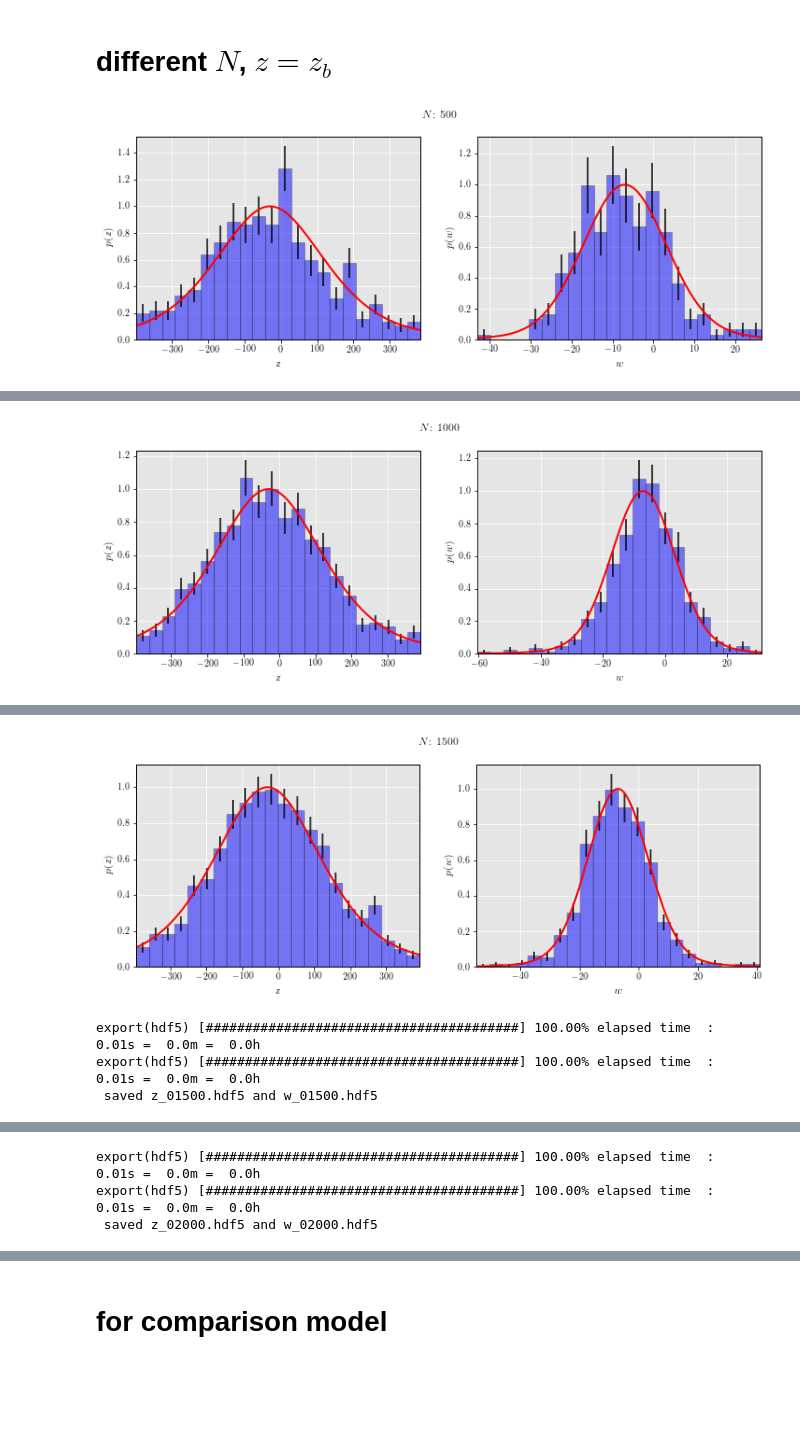
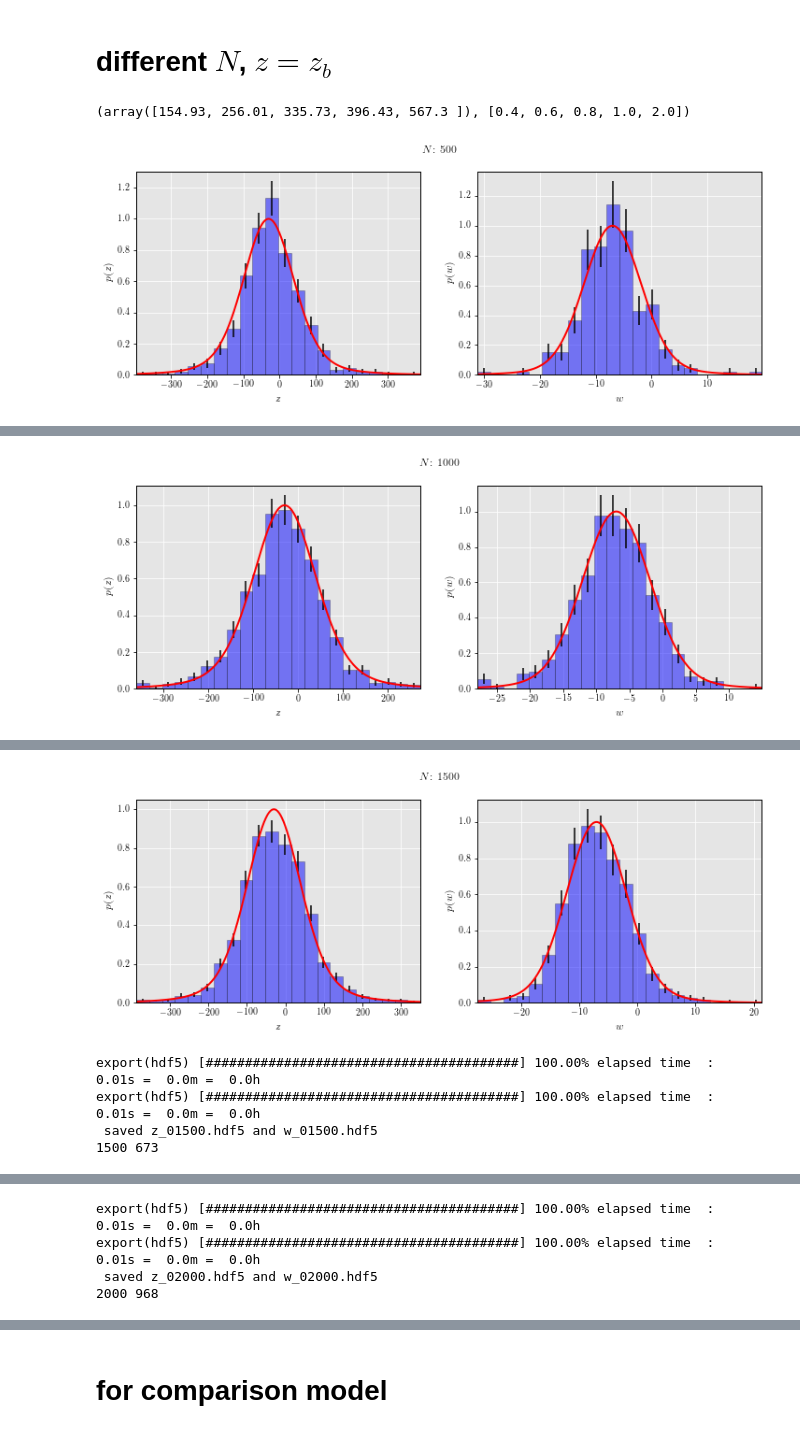
Before and after one commit to Alisyaifudin/Thesis-Project, a Jupyter notebook: 6_mcmc/1_mock/6.1.2 density.ipynb, the cells around one changed output, grey strips where cells are left out. Saved outputs shown, nothing was run; the diff lists cells and outputs as text; code cells hidden in the pictures; blank space fills up the shorter version.

```diff
--- a/6_mcmc/1_mock/6.1.2 density.ipynb
+++ b/6_mcmc/1_mock/6.1.2 density.ipynb
@@ -233,7 +229,7 @@ z_mid = (z_edge[:-1] + z_edge[1:])/2
 z_num, _ = np.histogram(z_sample, bins=z_edge)
 ztot = simps(z_num, z_mid)
 zs = np.linspace(z_edge.min(), z_edge.max(), 1000)
-fz = Model.DM.fz(zs, theta, dz)
+fz = Model.DM.fz(zs, theta, psi, dz)
 fz = fz * ztot / simps(fz, zs)
 
 w_edge = np.linspace(-30, 20, 100)
@@ -242,7 +238,7 @@ w_mid = (w_edge[:-1] + w_edge[1:])/2
 w_num, _ = np.histogram(w_sample, bins=w_edge)
 wtot = simps(w_num, w_mid)
 ws = np.linspace(w_edge.min(), w_edge.max(), 1000)
-fw = Model.DM.fw(ws, theta)
+fw = Model.DM.fw(ws, theta, psi)
 fw = fw * wtot / simps(fw, ws)
 
 fig, axes = plt.subplots(1, 2, figsize=(12, 4))
@@ -293,17 +304,18 @@ generate...
 import vaex
 
 Nz = 5000
-Nw = 1000
 burn = 1000
 z = chain[burn:, :, 0].flatten()
 w = chain[burn:, :, 1].flatten()
 for i, zbi in enumerate(zb):
     mask = np.abs(z) < zbi
     z_sample = z[mask]
+    w_sample = w[mask]
     index = np.random.randint(0, len(z_sample), Nz)
     z_sample = z_sample[index]
+    w_sample = w_sample[index]
 
-    znum, zedge = np.histogram(z_sample, bins=22)
+    znum, zedge = np.histogram(z_sample, bins=24)
     dz = zedge[1]-zedge[0]
     zmid = (zedge[:-1]+zedge[1:])/2
     mask = znum > 0
@@ -315,7 +327,7 @@ for i, zbi in enumerate(zb):
     z_tot = znum.sum()*dz
     zdata = (zmid, znum, zerr)
     zs = np.linspace(zedge.min()*1.1, zedge.max()*1.1, 1000)
-    fz = Model.DM.fz(zs, theta, zs[1]-zs[0])
+    fz = Model.DM.fz(zs, theta, psi, zs[1]-zs[0])
     area = simps(fz, zs)
     fz = fz/(area)*z_tot
     max = fz.max()
@@ -323,11 +335,9 @@ for i, zbi in enumerate(zb):
     znum, zerr = znum/max, zerr/max
 
     zbound = 50
-    mask = np.abs(z) < zbound
-    w_sample = w[mask]
-    index = np.random.randint(0, len(w_sample), Nw)
-    w_sample = w_sample[index]
-    wnum, wedge = np.histogram(w_sample, bins=22)
+    mask = np.abs(z_sample+zsun) < zbound
+    w_sample = w_sample[mask]
+    wnum, wedge = np.histogram(w_sample, bins=24)
     dw = wedge[1]-wedge[0]
     wmid = (wedge[:-1]+wedge[1:])/2
     mask = wnum > 0
@@ -336,7 +346,7 @@ for i, zbi in enumerate(zb):
     werr = np.sqrt(wnum)
     w_tot = wnum.sum()*dw
     ws = np.linspace(wedge.min(), wedge.max(), 1000)
-    fw = Model.DM.fw(ws, theta)
+    fw = Model.DM.fw(ws, theta, psi)
     area = simps(fw, ws)
     fw = fw/area*w_tot
     max = fw.max()
@@ -357,14 +367,14 @@ for i, zbi in enumerate(zb):
     axes[1].set_xlabel(r'$w$')
     axes[1].set_ylabel(r'$p(w)$')
     axes[1].set_xlim(wedge.min(), wedge.max())
-    fig.suptitle(r'$z$: {} $\sigma$'.format(i))
+    fig.suptitle(r'$r$= {}'.format(ratio[i]))
     plt.show()
     df_z = vaex.from_arrays(mid=zmid, num=znum, err=zerr)
     df_w = vaex.from_arrays(mid=wmid, num=wnum, err=werr)
     print(zmid)
-    df_z.export(join(root_dir, 'Data', 'MCMC-no', 'mock', 'data', 'z', f'z_{int(zbi)}.hdf5'), progress=True)
-    df_w.export(join(root_dir, 'Data', 'MCMC-no', 'mock', 'data' ,'z', f'w_{int(zbi)}.hdf5'), progress=True)
-    print(f"saved z_{int(zbi)}.hdf5 and w_{int(zbi)}.hdf5")
+    df_z.export(join(root_dir, 'Data', 'MCMC-no', 'mock', 'data', 'z', f'z_{ratio[i]}.hdf5'), progress=True)
+    df_w.export(join(root_dir, 'Data', 'MCMC-no', 'mock', 'data' ,'z', f'w_{ratio[i]}.hdf5'), progress=True)
+    print(f"saved z_{ratio[i]}.hdf5 and w_{ratio[i]}.hdf5")
 df_z
 # %% [output]
 5000
@@ -442,9 +456,13 @@ export(hdf5) [########################################] 100.00% elapsed time  :
 # %% [markdown]
 # different $N$, $z=z_b$
+# %%
+zb, ratio
+# %% [output]
+(array([154.93, 256.01, 335.73, 396.43, 567.3 ]), [0.4, 0.6, 0.8, 1.0, 2.0])
 # %%
 import vaex
 
-zb = 400
+zb = 396.43 # or round to 400
 
 burn = 1000
 z = chain[burn:, :, 0].flatten()
@@ -453,9 +471,10 @@ mask = np.abs(z) < zb
 z_s = z[mask]
 w_s = w[mask]
 # for Nz in [500, 1000, 5000, 10_000, 50_000, 100_000]:
-for Nz, Nw in [(500, 250), (1000, 500), (1500, 750), (2000, 1000), (5000, 2000), (10_000, 5000)]:
+for Nz in [500, 1000, 1500, 2000, 5000, 10_000]:
     index = np.random.randint(0, len(z_s), Nz)
     z_sample = z_s[index]
+    w_sample = w_s[index]
     znum, zedge = np.histogram(z_sample, bins=22)
     dz = zedge[1]-zedge[0]
     zmid = (zedge[:-1]+zedge[1:])/2
@@ -468,7 +487,7 @@ for Nz, Nw in [(500, 250), (1000, 500), (1500, 750), (2000, 1000), (5000, 2000),
     z_tot = znum.sum()*dz
     zdata = (zmid, znum, zerr)
     zs = np.linspace(zedge.min()*1.1, zedge.max()*1.1, 1000)
-    fz = Model.DM.fz(zs, theta,  zs[1]-zs[0])
+    fz = Model.DM.fz(zs, theta, psi, zs[1]-zs[0])
     area = simps(fz, zs)
     fz = fz/(area)*z_tot
     max = fz.max()
@@ -476,10 +495,8 @@ for Nz, Nw in [(500, 250), (1000, 500), (1500, 750), (2000, 1000), (5000, 2000),
     znum, zerr = znum/max, zerr/max
 
     zbound = 50
-    mask = np.abs(z_s) < zbound
-    w_sample = w_s[mask]
-    index = np.random.randint(0, len(w_sample), Nw)
-    w_sample = w_sample[index]
+    mask = np.abs(z_sample+zsun) < zbound
+    w_sample = w_sample[mask]
     wnum, wedge = np.histogram(w_sample, bins=22)
     dw = wedge[1]-wedge[0]
     wmid = (wedge[:-1]+wedge[1:])/2
@@ -489,7 +506,7 @@ for Nz, Nw in [(500, 250), (1000, 500), (1500, 750), (2000, 1000), (5000, 2000),
     werr = np.sqrt(wnum)
     w_tot = wnum.sum()*dw
     ws = np.linspace(wedge.min(), wedge.max(), 1000)
-    fw = Model.DM.fw(ws, theta)
+    fw = Model.DM.fw(ws, theta, psi)
     area = simps(fw, ws)
     fw = fw/area*w_tot
     max = fw.max()
@@ -516,5 +533,6 @@ for Nz, Nw in [(500, 250), (1000, 500), (1500, 750), (2000, 1000), (5000, 2000),
     df_z.export(join(root_dir, 'Data', 'MCMC-no', 'mock','data', 'n', f'z_{Nz:05d}.hdf5'), progress=True)
     df_w.export(join(root_dir, 'Data', 'MCMC-no', 'mock','data' ,'n', f'w_{Nz:05d}.hdf5'), progress=True)
     print(f"saved z_{Nz:05d}.hdf5 and w_{Nz:05d}.hdf5")
+    print(Nz, len(w_sample))
 # %% [output]
-[figure, old version]
+[figure, new version]
@@ -524 +543 @@ export(hdf5) [########################################] 100.00% elapsed time  :
-[figure, old version]
+[figure, new version]
@@ -528,4 +548,5 @@ export(hdf5) [########################################] 100.00% elapsed time  :
-[figure, old version]
+[figure, new version]
 export(hdf5) [########################################] 100.00% elapsed time  :     0.01s =  0.0m =  0.0h
 export(hdf5) [########################################] 100.00% elapsed time  :     0.01s =  0.0m =  0.0h
  saved z_01500.hdf5 and w_01500.hdf5
+1500 673
@@ -533,3 +554,4 @@ export(hdf5) [########################################] 100.00% elapsed time  :
 export(hdf5) [########################################] 100.00% elapsed time  :     0.01s =  0.0m =  0.0h
 export(hdf5) [########################################] 100.00% elapsed time  :     0.01s =  0.0m =  0.0h
  saved z_02000.hdf5 and w_02000.hdf5
+2000 968
```
Also changed, not shown: parts of 28 cells of this notebook, 32 other files.
